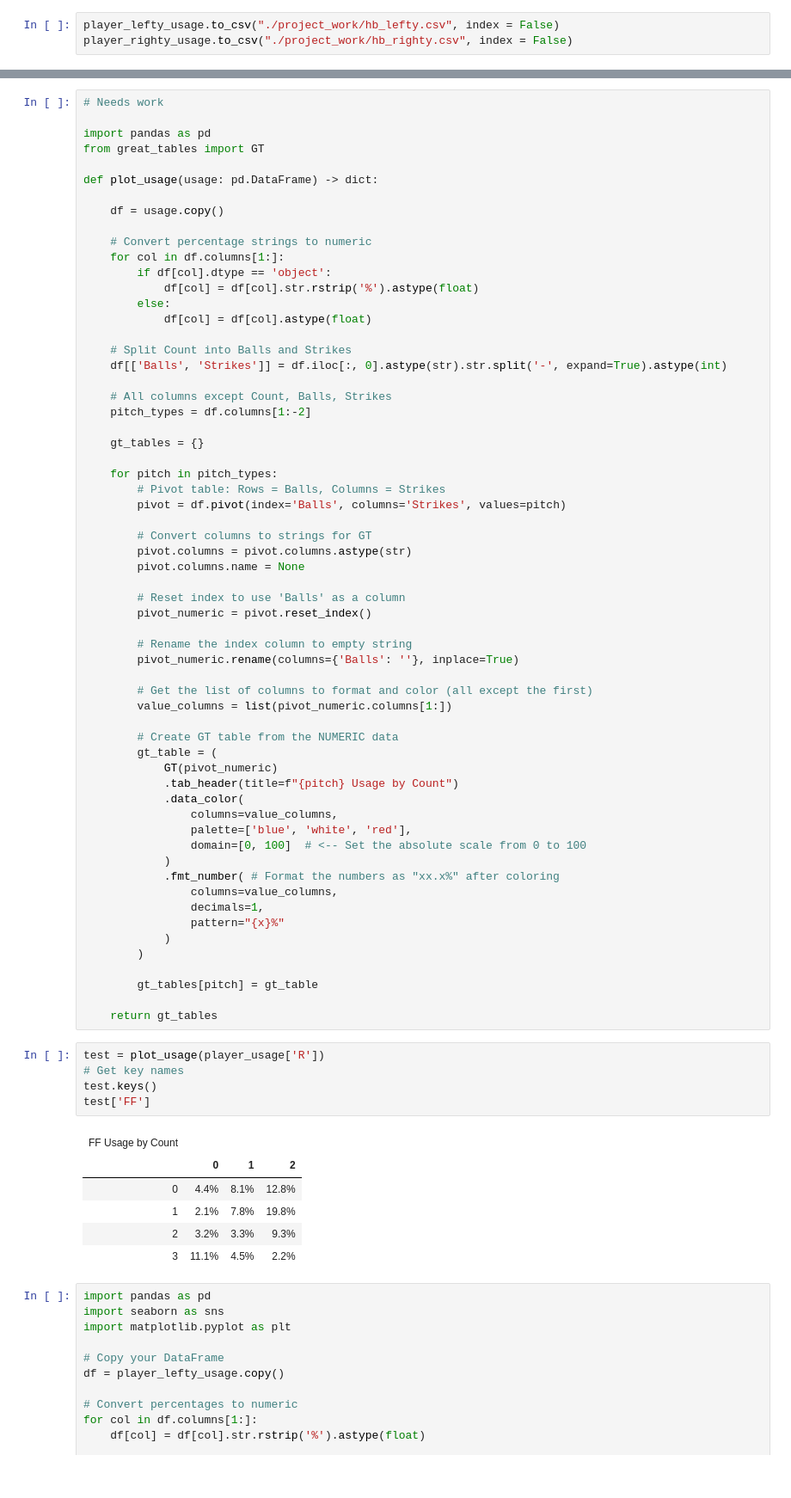
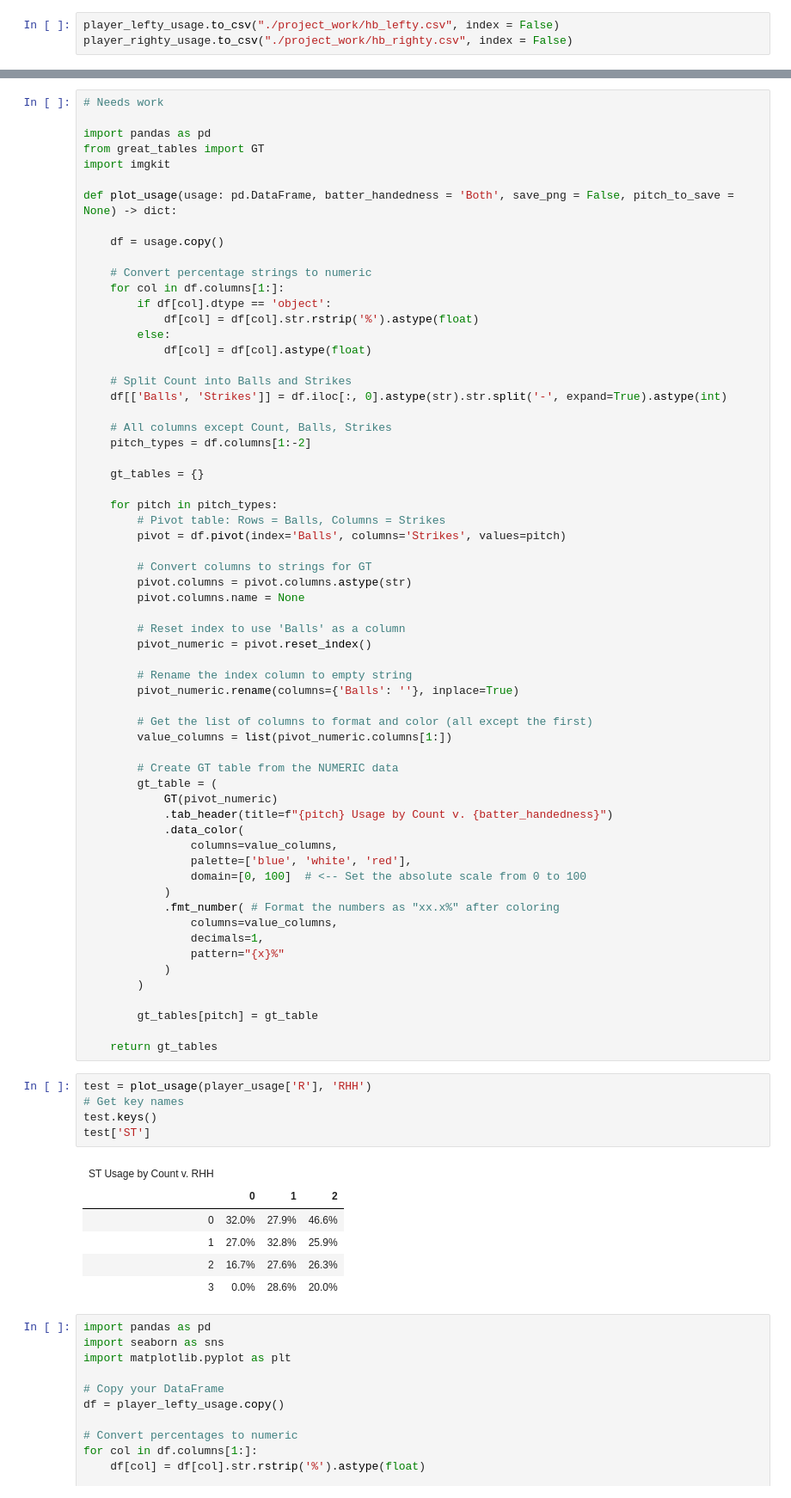
Before and after one commit to brianhockett/mlb-scouting-report, a Jupyter notebook: testing-notebook.ipynb, the cells around one changed output, grey strips where cells are left out. Shown at 86% size. Saved outputs shown, nothing was run; the diff lists cells and outputs as text.

```diff
--- a/testing-notebook.ipynb
+++ b/testing-notebook.ipynb
@@ -388,8 +448,9 @@ location_heatmap(player_stats, 'FC', 'R')
 
 import pandas as pd
 from great_tables import GT
+import imgkit
 
-def plot_usage(usage: pd.DataFrame) -> dict:
+def plot_usage(usage: pd.DataFrame, batter_handedness = 'Both', save_png = False, pitch_to_save = None) -> dict:
 
     df = usage.copy()
 
@@ -428,7 +489,7 @@ def plot_usage(usage: pd.DataFrame) -> dict:
         # Create GT table from the NUMERIC data
         gt_table = (
             GT(pivot_numeric)
-            .tab_header(title=f"{pitch} Usage by Count")
+            .tab_header(title=f"{pitch} Usage by Count v. {batter_handedness}")
             .data_color(
                 columns=value_columns,
                 palette=['blue', 'white', 'red'],
@@ -445,17 +506,17 @@ def plot_usage(usage: pd.DataFrame) -> dict:
 
     return gt_tables
 # %%
-test = plot_usage(player_usage['R'])
+test = plot_usage(player_usage['R'], 'RHH')
 # Get key names
 test.keys()
-test['FF']
+test['ST']
 # %% [output]
-| FF Usage by Count |  |  |  |
+| ST Usage by Count v. RHH |  |  |  |
 |  | 0 | 1 | 2 |
-| 0 | 4.4% | 8.1% | 12.8% |
-| 1 | 2.1% | 7.8% | 19.8% |
-| 2 | 3.2% | 3.3% | 9.3% |
-| 3 | 11.1% | 4.5% | 2.2% |
+| 0 | 32.0% | 27.9% | 46.6% |
+| 1 | 27.0% | 32.8% | 25.9% |
+| 2 | 16.7% | 27.6% | 26.3% |
+| 3 | 0.0% | 28.6% | 20.0% |
 # %%
 import pandas as pd
 import seaborn as sns
```
Also changed, not shown: parts of 10 cells of this notebook, 2 other files.
